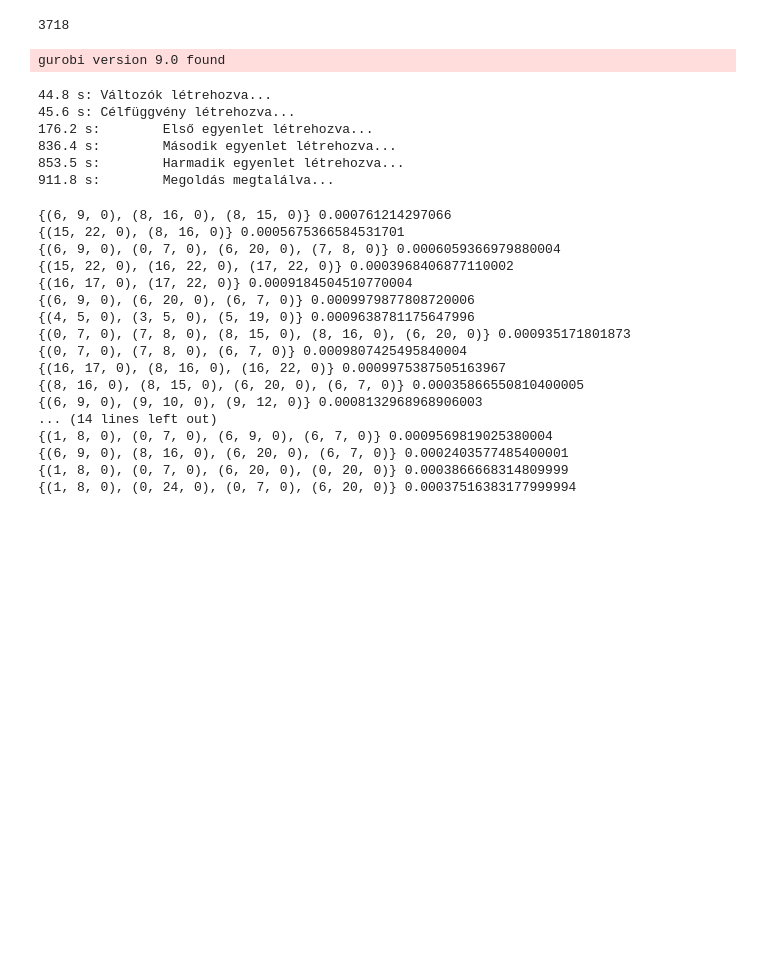
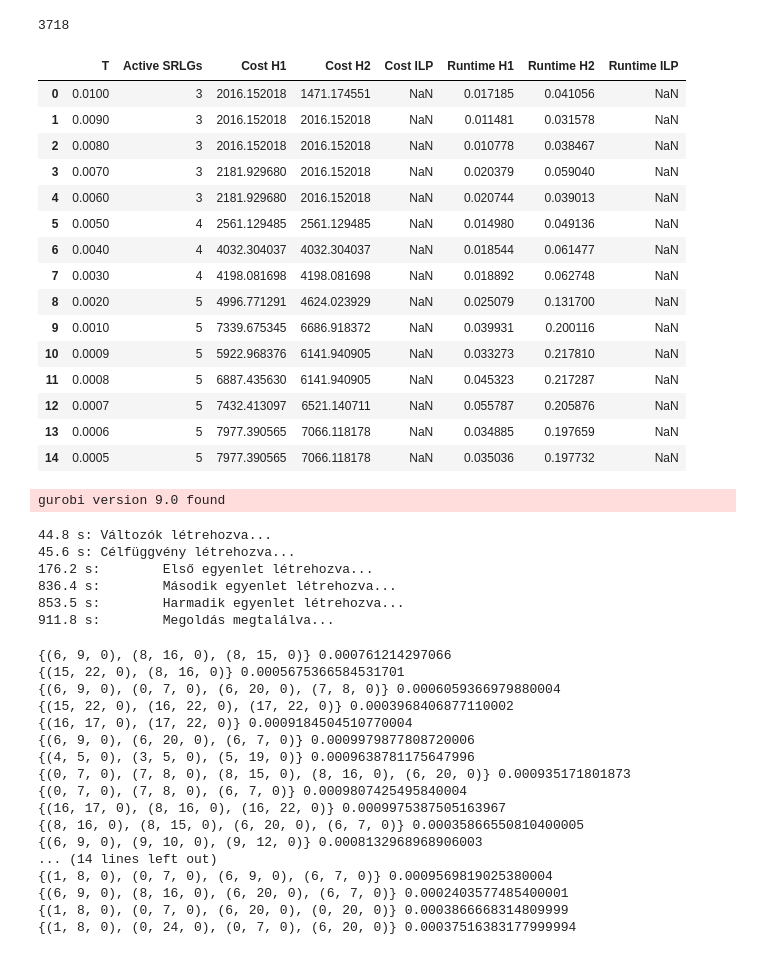
Before and after one commit to revpeter/fradir_ilp, a Jupyter notebook: mip_fradir.ipynb, the cells around one changed output. Drawn from its saved outputs; the diff is of its cells as text; code cells hidden in the pictures; blank space fills up the shorter version.

```diff
--- a/mip_fradir.ipynb
+++ b/mip_fradir.ipynb
@@ -8,23 +8,23 @@ import pandas as pd
 import time
 # %%
 # The network
-g = nx.read_gml('networks/italy_995.gml', label="id")
+g = nx.read_gml('networks/usa_99.gml', label="id")
 L = len(g.edges)
 links = range(L)
 
 
 # The cut SRLGs
-with open ('min_cut_SRLGs/italy_995_10-4', 'rb') as fp:
+with open ('min_cut_SRLGs/usa_99_10-4', 'rb') as fp:
     cut_srlgs = pickle.load(fp)
 S = len(cut_srlgs)
 
 
 # The matrix of the intensity values, dimensions: [L,P,M] (link, position, magnitude)
-intensity = np.load('intensities/italy_995_ds16.npy')
+intensity = np.load('intensities/usa_99_ds23.npy')
 
 
 # The matrix of earthquake probabilities, dimensions: [P,M] (position, magnitude)
-prob_matrix = pd.read_csv('earthquake_probabilities/italy_ds16.csv').drop(['Lat', 'Long'], axis=1).to_numpy()
+prob_matrix = pd.read_csv('earthquake_probabilities/usa_ds23.csv').drop(['Lat', 'Long'], axis=1).to_numpy()
 P, M = prob_matrix.shape
 epicenters = range(P)
 magnitudes = range(M)
@@ -178,16 +178,22 @@ upgraded_edges = {}
 
 for idx,T in enumerate(np.concatenate((np.arange(0.01, 0.001, -0.001), np.arange(0.001, 0.0004, -0.0001)))):
     print('\n================')
-    print(f'T: {T}')
+    print(f'T: {T:.4f}')
     data['T'].append(T)
 
     H = np.ones(L) * 6
+    for idx, e in enumerate(g.edges):
+        if g.edges[e]['onspine']:
+            H[idx] += 0
     active_srlgs = remove_improbable_SRLGs(cut_srlgs, g, intensity, H, prob_matrix, T)
     print(f'Number of active SRLGs: {len(active_srlgs)}')
     data['Active SRLGs'].append(len(active_srlgs))
 
     start = time.perf_counter()
     H = np.ones(L) * 6
+    for idx, e in enumerate(g.edges):
+        if g.edges[e]['onspine']:
+            H[idx] += 0
     H1, cost_1 = heuristic_1(cut_srlgs, g, intensity, H, prob_matrix, T)
     runtime_1 = time.perf_counter() - start
     data['Cost H1'].append(cost_1)
@@ -195,6 +201,9 @@ for idx,T in enumerate(np.concatenate((np.arange(0.01, 0.001, -0.001), np.arange
 
     start = time.perf_counter()
     H = np.ones(L) * 6
+    for idx, e in enumerate(g.edges):
+        if g.edges[e]['onspine']:
+            H[idx] += 0
     H2, cost_2 = heuristic_2(cut_srlgs, g, intensity, H, prob_matrix, T)
     runtime_2 = time.perf_counter() - start
     data['Cost H2'].append(cost_2)
@@ -215,4 +224,23 @@ for idx,T in enumerate(np.concatenate((np.arange(0.01, 0.001, -0.001), np.arange
     upgraded_edges[idx]['Upgrade H2'] = upgrade_2
 
     print('\n================')
+# %%
+pd.DataFrame(data)
+# %% [output]
+|  | T | Active SRLGs | Cost H1 | Cost H2 | Cost ILP | Runtime H1 | Runtime H2 | Runtime ILP |
+| 0 | 0.0100 | 3 | 2016.152018 | 1471.174551 | NaN | 0.017185 | 0.041056 | NaN |
+| 1 | 0.0090 | 3 | 2016.152018 | 2016.152018 | NaN | 0.011481 | 0.031578 | NaN |
+| 2 | 0.0080 | 3 | 2016.152018 | 2016.152018 | NaN | 0.010778 | 0.038467 | NaN |
+| 3 | 0.0070 | 3 | 2181.929680 | 2016.152018 | NaN | 0.020379 | 0.059040 | NaN |
+| 4 | 0.0060 | 3 | 2181.929680 | 2016.152018 | NaN | 0.020744 | 0.039013 | NaN |
+| 5 | 0.0050 | 4 | 2561.129485 | 2561.129485 | NaN | 0.014980 | 0.049136 | NaN |
+| 6 | 0.0040 | 4 | 4032.304037 | 4032.304037 | NaN | 0.018544 | 0.061477 | NaN |
+| 7 | 0.0030 | 4 | 4198.081698 | 4198.081698 | NaN | 0.018892 | 0.062748 | NaN |
+| 8 | 0.0020 | 5 | 4996.771291 | 4624.023929 | NaN | 0.025079 | 0.131700 | NaN |
+| 9 | 0.0010 | 5 | 7339.675345 | 6686.918372 | NaN | 0.039931 | 0.200116 | NaN |
+| 10 | 0.0009 | 5 | 5922.968376 | 6141.940905 | NaN | 0.033273 | 0.217810 | NaN |
+| 11 | 0.0008 | 5 | 6887.435630 | 6141.940905 | NaN | 0.045323 | 0.217287 | NaN |
+| 12 | 0.0007 | 5 | 7432.413097 | 6521.140711 | NaN | 0.055787 | 0.205876 | NaN |
+| 13 | 0.0006 | 5 | 7977.390565 | 7066.118178 | NaN | 0.034885 | 0.197659 | NaN |
+| 14 | 0.0005 | 5 | 7977.390565 | 7066.118178 | NaN | 0.035036 | 0.197732 | NaN |
 # %%
```
Also changed, not shown: parts of 1 cell of this notebook, 9 other files.
